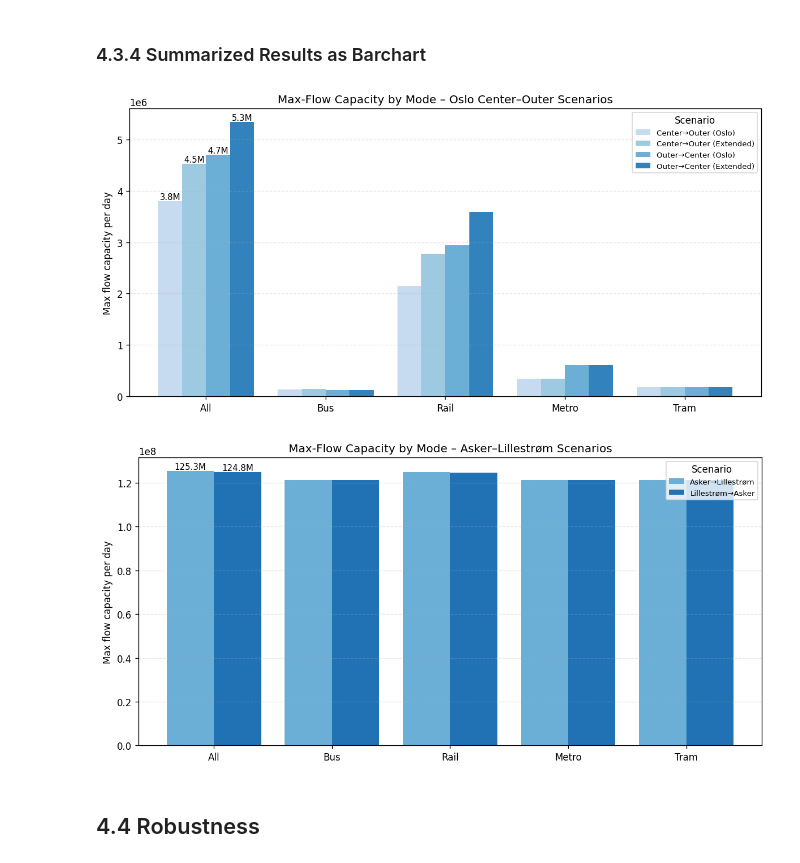
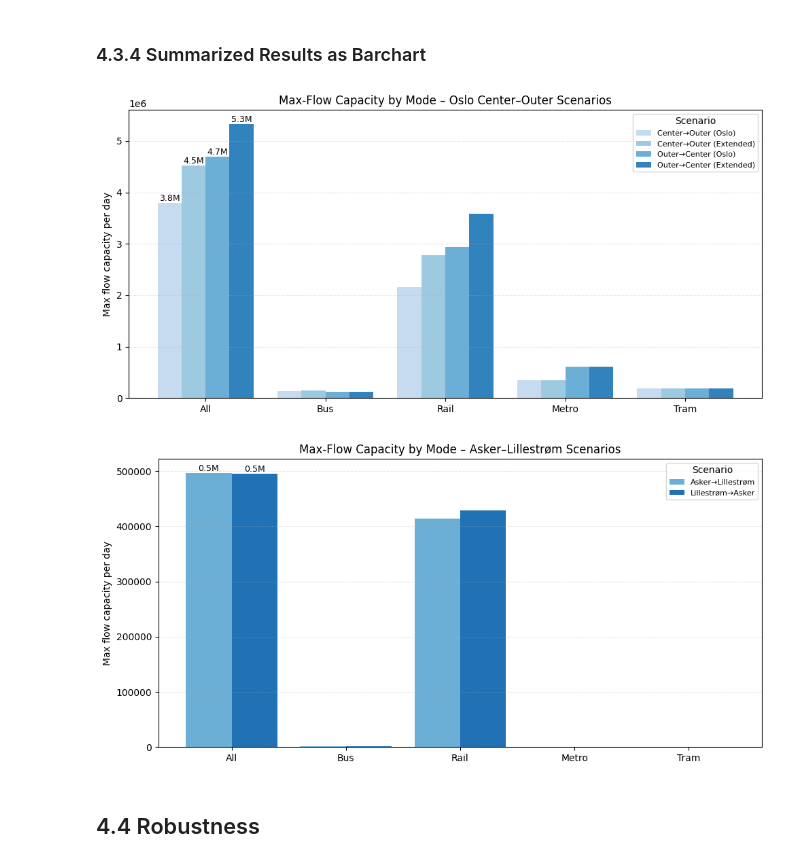
Before and after one commit to 99CCC/ACIT4620_Exam_Project_Code, a Jupyter notebook: Modeling/Carl/GlobalModelling.ipynb, the cells around one changed output. Cells and saved outputs as stored; diff of their text form; code cells hidden in the pictures.

Commit message:
commenst and some data

```diff
--- a/Modeling/Carl/GlobalModelling.ipynb
+++ b/Modeling/Carl/GlobalModelling.ipynb
@@ -1117,10 +1117,6 @@ tram flow: 121175040.0
 # %% [markdown]
 ### 4.3.4 Summarized Results as Barchart
 # %%
-# ================================
-# 1. RAW DATA FROM YOUR RUNS
-# ================================
-
 modes = ["All", "Bus", "Rail", "Metro", "Tram"]
 
 scenarios = [
@@ -1132,7 +1128,7 @@ scenarios = [
     "Lillestrøm→Asker",
 ]
 
-# flows[scenario] = [All, Bus, Rail, Metro, Tram]
+# Decided to bruteforce this, since at time of modelling, I stumbled over different var names etc. If time, I'll clean workbook to use vars instead of hardcoded values from printout results
 flows = {
     "Center→Outer (Oslo)": [
         3_798_350,   # All
@@ -1163,18 +1159,18 @@ flows = {
         184_140,     # Tram
     ],
     "Asker→Lillestrøm": [
-        125_348_120,   # All
-        121_221_240,   # Bus
-        124_888_960,   # Rail
-        121_175_040,   # Metro
-        121_175_040,   # Tram
+        497_270,   # All
+        1_050,   # Bus
+        413_840,   # Rail
+        0,   # Metro
+        0,   # Tram
     ],
     "Lillestrøm→Asker": [
-        124_812_310,   # All
-        121_216_040,   # Bus
-        124_706_400,   # Rail
-        121_175_040,   # Metro
-        121_175_040,   # Tram
+        495_060,   # All
+        1_750,   # Bus
+        428_400,   # Rail
+        0,   # Metro
+        0,   # Tram
     ],
 }
 
@@ -1224,35 +1220,35 @@ def plot_grouped_barchart(scenario_list, colors, title):
             )
 
     ax.set_xticks(x)
     ax.set_xticklabels(modes)
     ax.set_ylabel("Max flow capacity per day")
     ax.set_title(title)
     ax.grid(axis="y", linestyle="--", alpha=0.3)
     ax.legend(title="Scenario", fontsize=8)
 
     fig.tight_layout()
     plt.savefig("images/"+title, dpi=300, bbox_inches="tight")
     plt.show()
 
 
 # ================================
 # 2. SEPARATE CHARTS
 # ================================
 
 plot_grouped_barchart(
     oslo_scenarios,
     OSLO_COLORS,
     "Max-Flow Capacity by Mode – Oslo Center–Outer Scenarios",
 )
 
 plot_grouped_barchart(
     corridor_scenarios,
     CORRIDOR_COLORS,
     "Max-Flow Capacity by Mode – Asker–Lillestrøm Scenarios",
 )
 # %% [output]
-[figure, old version]
+[figure, new version]
-[figure, old version]
+[figure, new version]
 # %% [markdown]
 ## 4.4 Robustness
 # %%
```
Also changed, not shown: parts of 6 cells of this notebook, 1 other file.
